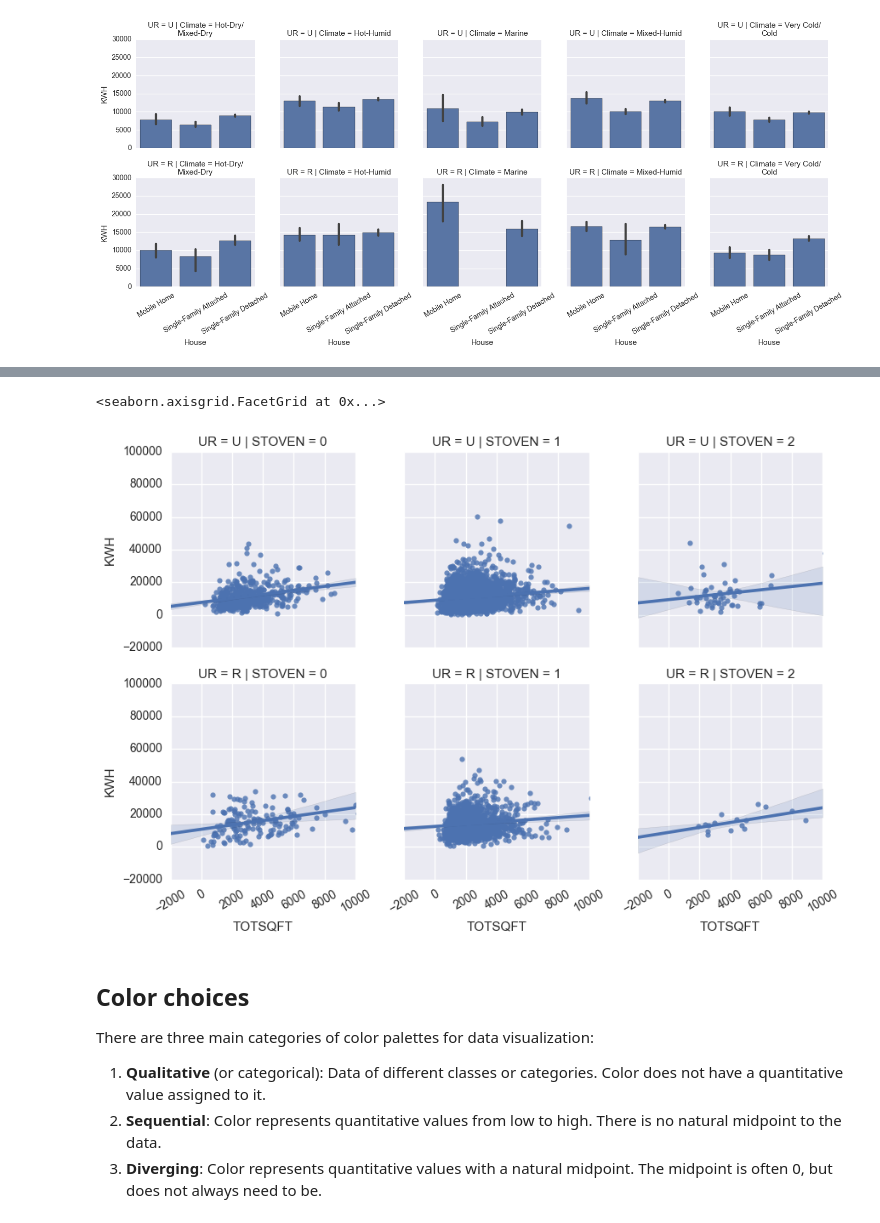
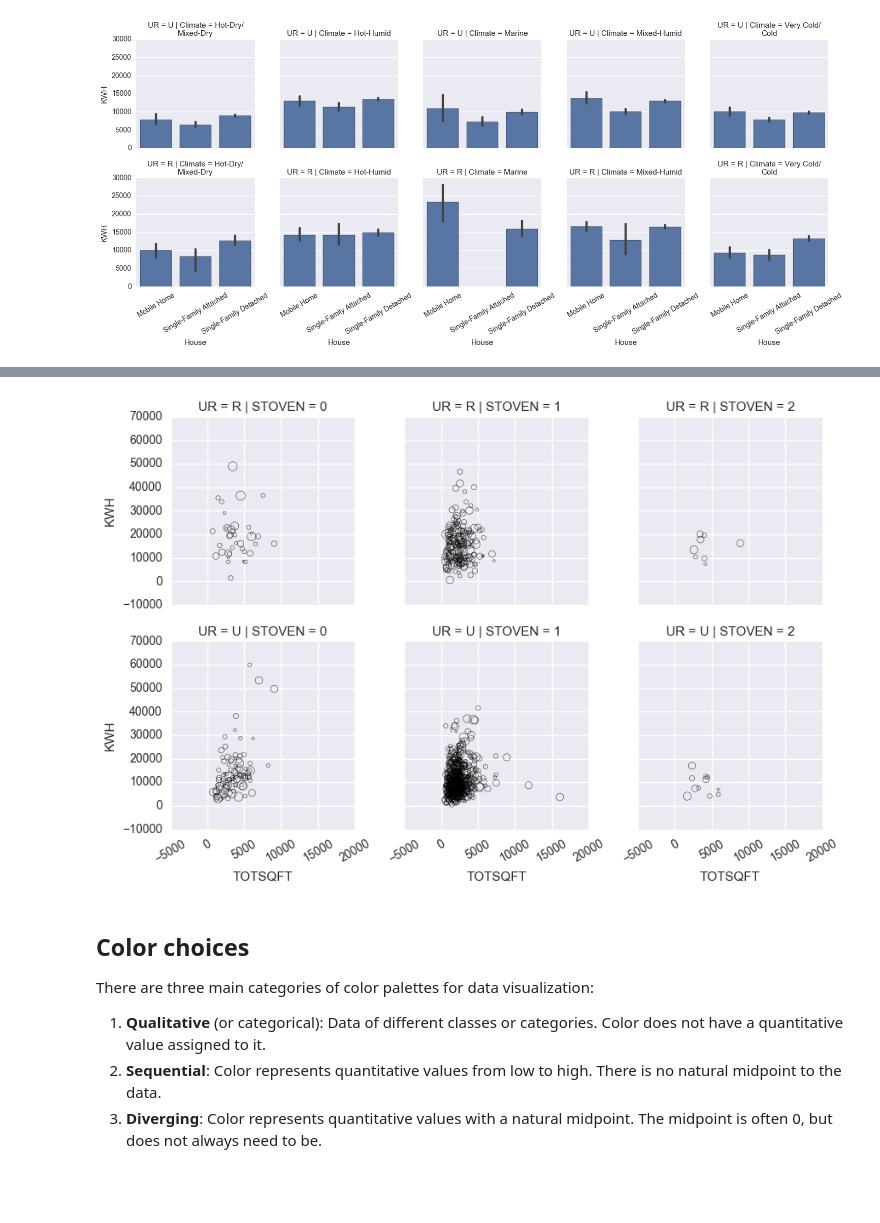
Before and after one commit to gschivley/Visualization-tutorial, a Jupyter notebook: Visualization tutorial.ipynb, the cells around one changed output, grey strips where cells are left out. Saved outputs shown, nothing was run; the diff lists cells and outputs as text; code cells hidden in the pictures; blank space fills up the shorter version.

```diff
--- a/Visualization tutorial.ipynb
+++ b/Visualization tutorial.ipynb
@@ -260,10 +261,13 @@ plt.tight_layout()
-# %%
-g = sns.FacetGrid(house.sample(5000), row='UR', col='STOVEN')
-g.map(sns.regplot, 'TOTSQFT', 'KWH')
-g.set_xticklabels(rotation=30)
-# %% [output]
-<seaborn.axisgrid.FacetGrid at 0x...>
-[figure, removed]
+# %%
+data = house.sample(1000) # taking a subset of the whole dataframe
+markersize = data['Income']/data['Income'].mean() * 20 # normalize and scale income as markersize
+
+g = sns.FacetGrid(data, row='UR', col='STOVEN')
+g.map(plt.scatter, 'TOTSQFT', 'KWH', sizes=markersize, facecolors='None', edgecolors='black')
+g.set_xticklabels(rotation=30)
+plt.tight_layout()
+# %% [output]
+[figure, added]
 # %% [markdown]
 ## Color choices
 There are three main categories of color palettes for data visualization:
```
Also changed, not shown: parts of 7 cells of this notebook.
